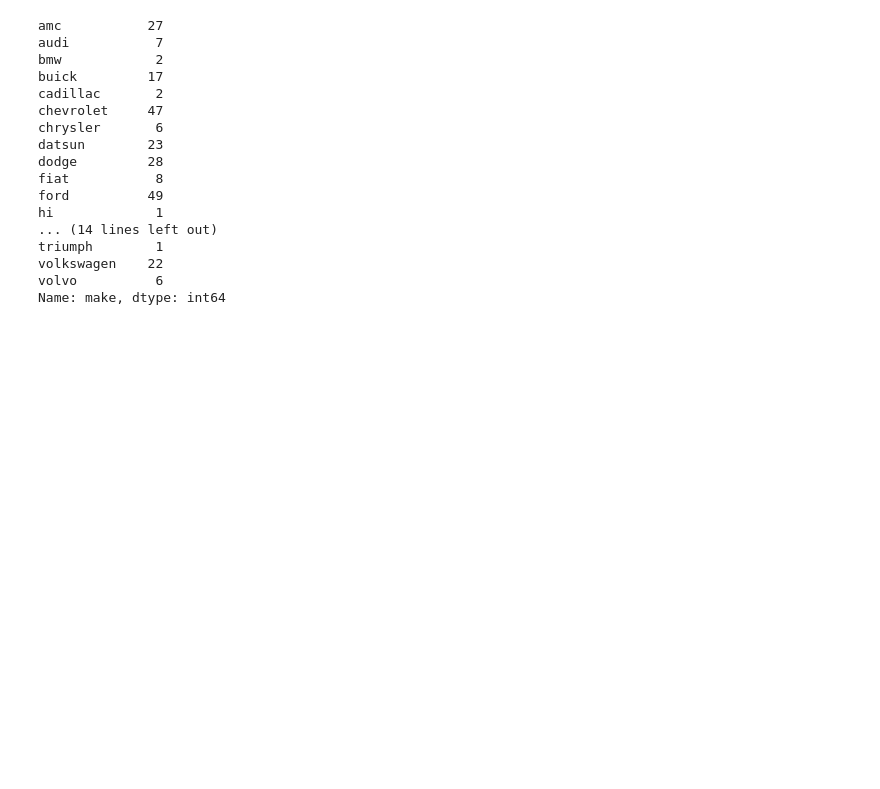
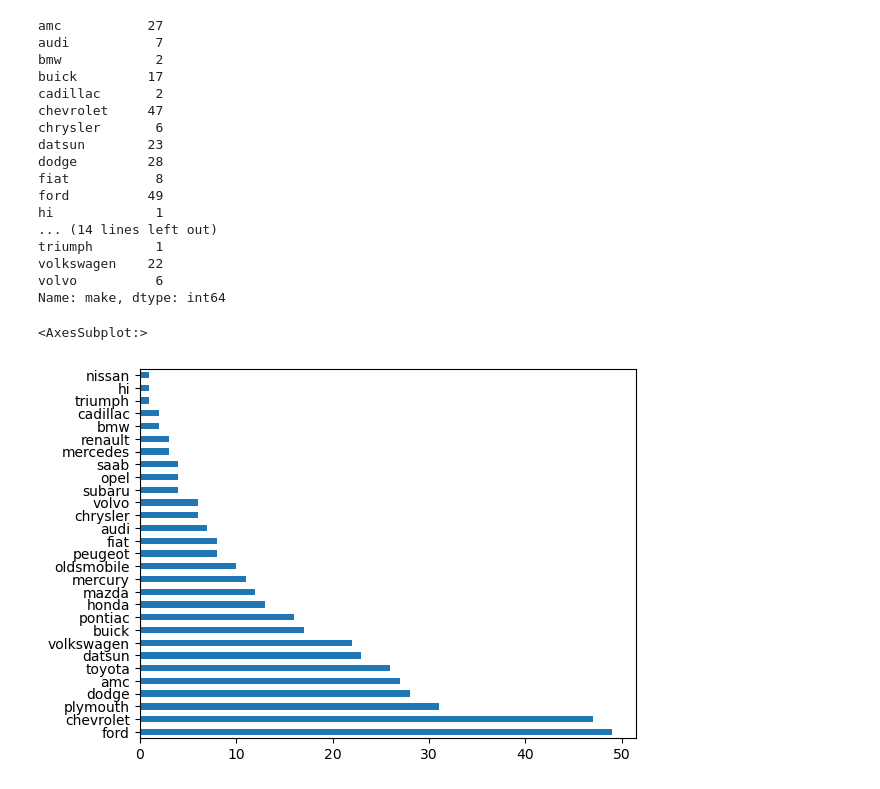
Before and after one commit to get-to-work-together/Python-Data-Analyse-Defensie, a Jupyter notebook: pandas mpg.ipynb, the cells around one changed output. Drawn from its saved outputs; the diff is of its cells as text; code cells hidden in the pictures; blank space fills up the shorter version.

```diff
--- a/pandas mpg.ipynb
+++ b/pandas mpg.ipynb
@@ -102,6 +110,11 @@ triumph        1
 volkswagen    22
 volvo          6
 Name: make, dtype: int64
+# %%
+df['make'].value_counts().plot(kind='barh')
+# %% [output]
+<AxesSubplot:>
+[figure, added]
 # %%
 import seaborn as sns
 
```
Also changed, not shown: parts of 14 cells of this notebook, 6 other files.
